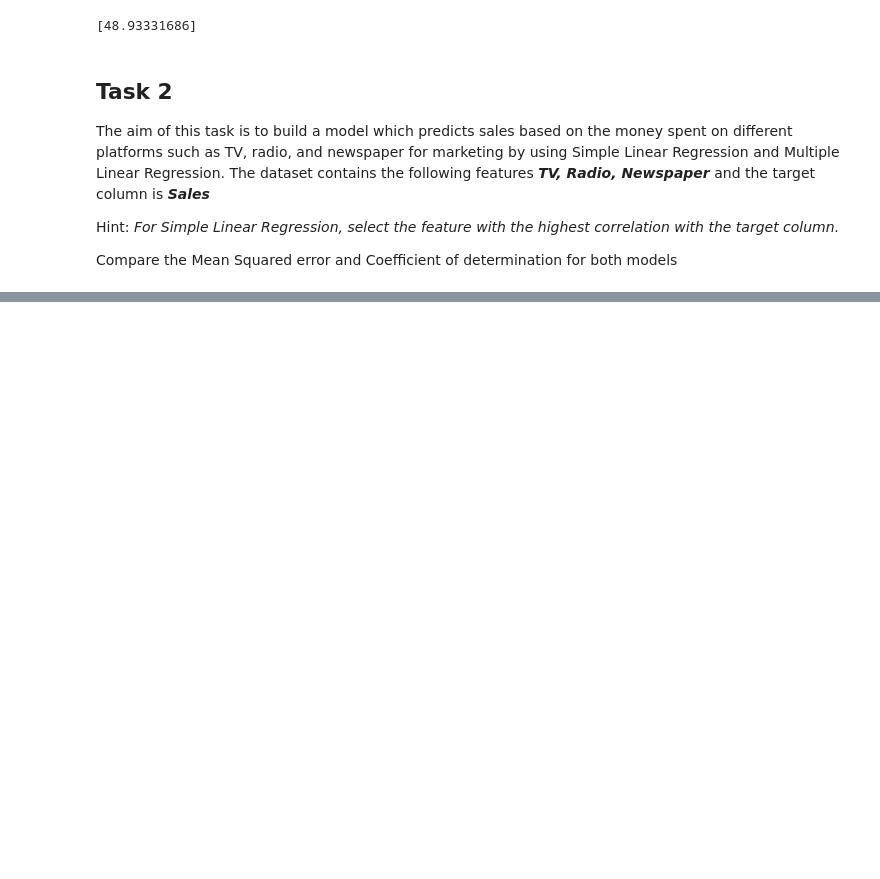
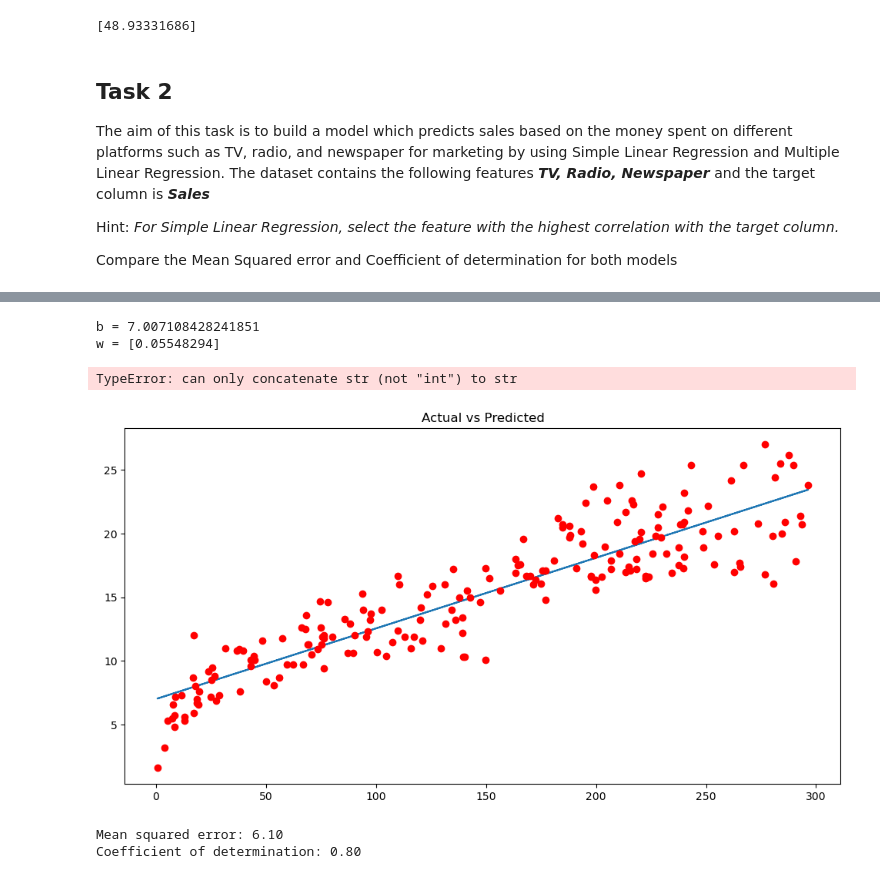
Before and after one commit to PriscaEmma2511/machine_learning_tasks, a Jupyter notebook: 02-multiple_linear_regression.ipynb, the cells around one changed output, grey strips where cells are left out. Saved outputs shown, nothing was run; the diff lists cells and outputs as text; code cells hidden in the pictures; blank space fills up the shorter version.

```diff
--- a/02-multiple_linear_regression.ipynb
+++ b/02-multiple_linear_regression.ipynb
@@ -134,0 +144,3 @@ Compare the Mean Squared error and Coefficient of determination for both models
+# %%
+#reading data
+df = pd.read_csv('04-advertising_dataset.csv')
@@ -134,0 +173,8 @@ Compare the Mean Squared error and Coefficient of determination for both models
+# %%
+#Spliting the dataset for simple linear regression
+X = df.iloc[:, :1]
+y = df.iloc[:, 3]
+#Spliting the datasets train set and test set
+from sklearn.model_selection import train_test_split
+X_train, X_test, y_train, y_test = train_test_split(X ,y, test_size = 0.25,random_state = 42)
+X
@@ -134,0 +195,46 @@ Compare the Mean Squared error and Coefficient of determination for both models
+# %%
+#Building the model to fit the training data
+from sklearn.model_selection import train_test_split
+
+# Split the data into training and testing sets
+X_train, X_test, y_train, y_test = train_test_split(X, y, test_size=0.2, random_state=42)
+
+# Define the model
+model = LinearRegression()
+
+# Train the model
+model.fit(X_train, y_train)
+
+# Make predictions on the test set
+y_pred = model.predict(X_test)
+# %%
+y_pred = model.predict(X_test)
+print(f'b = {model.intercept_}')
+print(f'w = {model.coef_}')
+# %% [output]
+b = 7.007108428241851
+w = [0.05548294]
+# %%
+all_y_pred = model.predict(X)
+plt.figure(figsize=(12, 6))
+plt.plot(X, all_y_pred)  # Regression line
+plt.plot(X, y, 'ro')  # Scatter plot showing actual data
+plt.title('Actual vs Predicted')
+plt.xticks(np.arange(min(X), max(X)+1, 1), [str(x) for x in np.arange(min(X), max(X)+1, 1)])
+plt.xlabel('TV')
+plt.ylabel('Sales')
+plt.show()
+# %% [output]
+TypeError: can only concatenate str (not "int") to str
+[figure, added]
+# %%
+#Model Evaluation
+from sklearn.metrics import mean_squared_error, r2_score
+mean_for_simple = mean_squared_error(y_test, y_pred)
+print("Mean squared error: %.2f" % mean_squared_error(y_test, y_pred))
+# The coefficient of determination: 1 is perfect prediction
+score_for_simple = r2_score(y_test, y_pred)
+print("Coefficient of determination: %.2f" % r2_score(y_test, y_pred))
+# %% [output]
+Mean squared error: 6.10
+Coefficient of determination: 0.80
```
Also changed, not shown: parts of 23 cells of this notebook.
